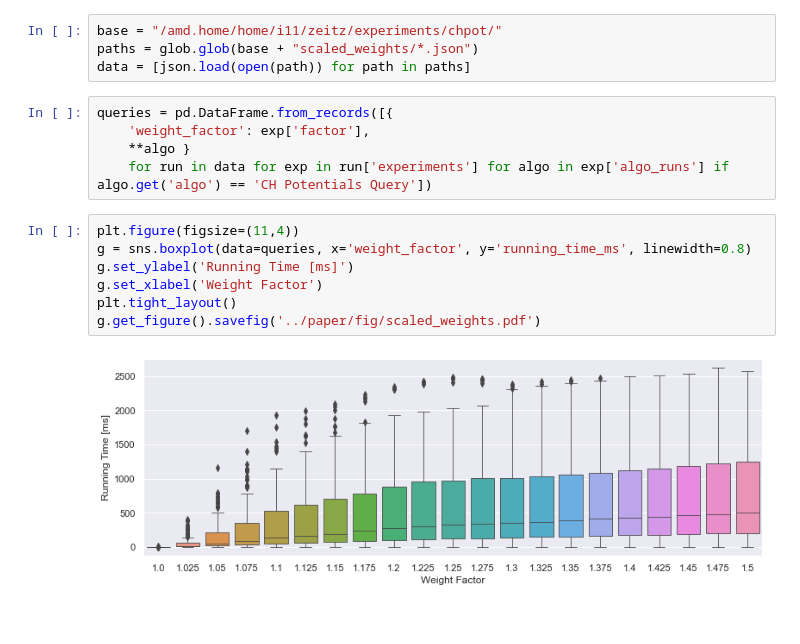
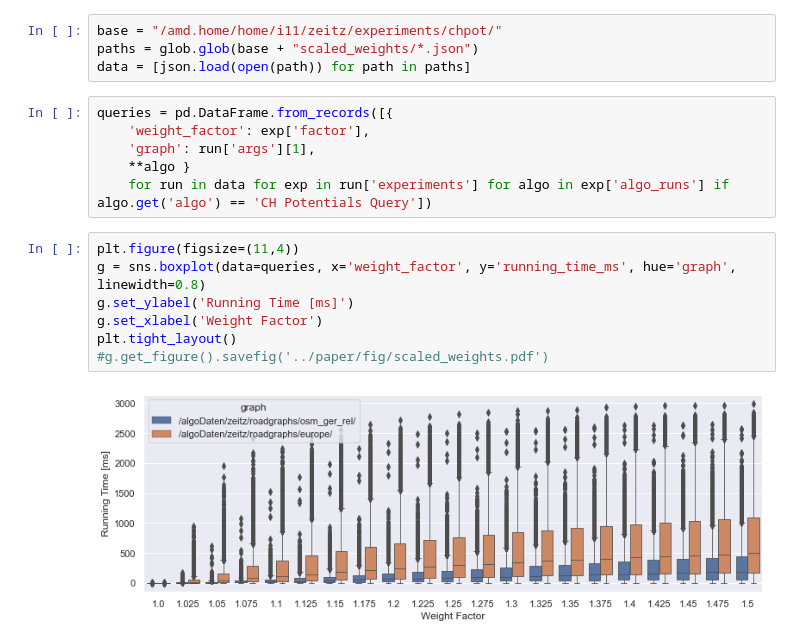
Before and after one commit to kit-algo/ch_potentials, a Jupyter notebook: eval/weight_scaling.ipynb, the cells around one changed output. Drawn from its saved outputs; the diff is of its cells as text.

```diff
--- a/eval/weight_scaling.ipynb
+++ b/eval/weight_scaling.ipynb
@@ -18,14 +18,15 @@ data = [json.load(open(path)) for path in paths]
 # %%
 queries = pd.DataFrame.from_records([{
     'weight_factor': exp['factor'],
+    'graph': run['args'][1],
     **algo }
     for run in data for exp in run['experiments'] for algo in exp['algo_runs'] if algo.get('algo') == 'CH Potentials Query'])
 # %%
 plt.figure(figsize=(11,4))
-g = sns.boxplot(data=queries, x='weight_factor', y='running_time_ms', linewidth=0.8)
+g = sns.boxplot(data=queries, x='weight_factor', y='running_time_ms', hue='graph', linewidth=0.8)
 g.set_ylabel('Running Time [ms]')
 g.set_xlabel('Weight Factor')
 plt.tight_layout()
-g.get_figure().savefig('../paper/fig/scaled_weights.pdf')
+#g.get_figure().savefig('../paper/fig/scaled_weights.pdf')
 # %% [output]
-[figure, old version]
+[figure, new version]
```
Also changed, not shown: parts of 4 cells of this notebook, 10 other files.
